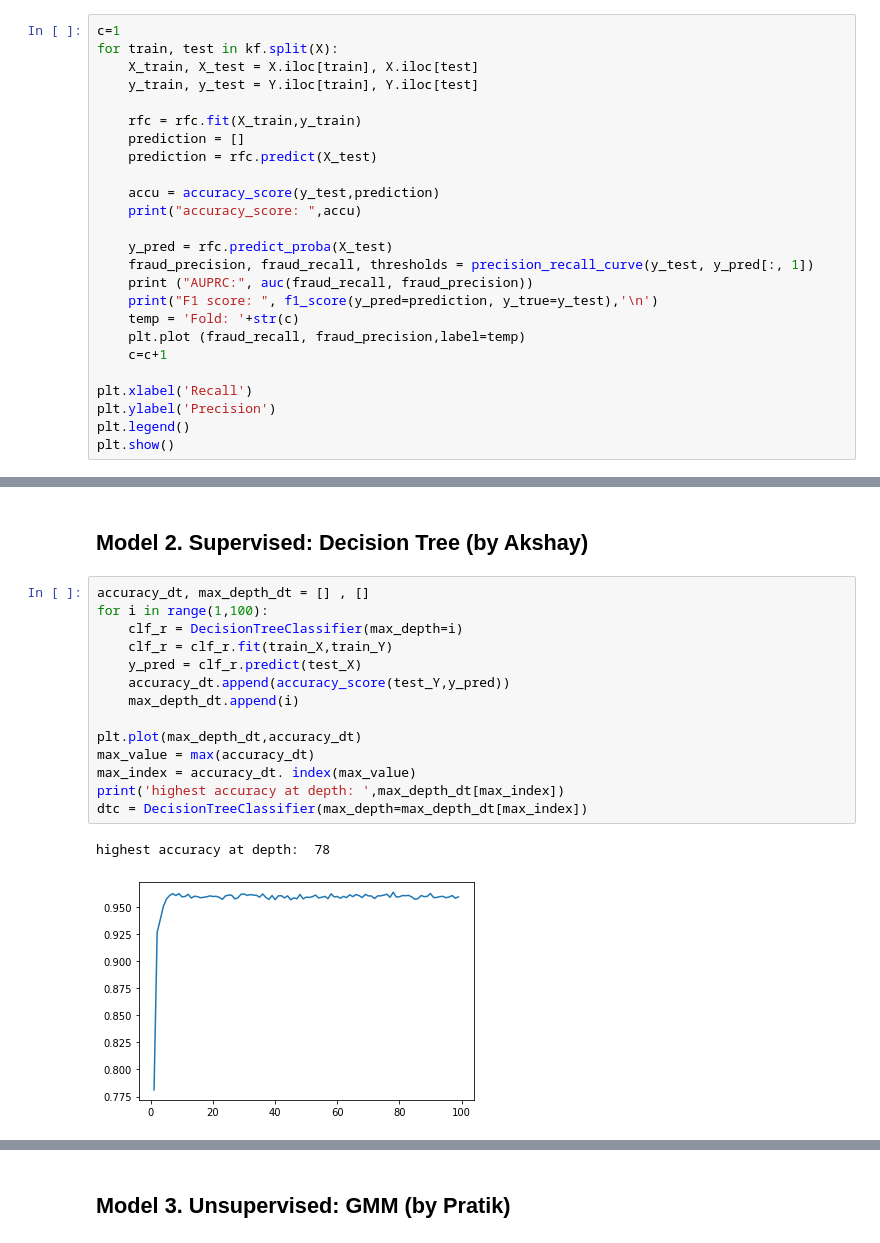
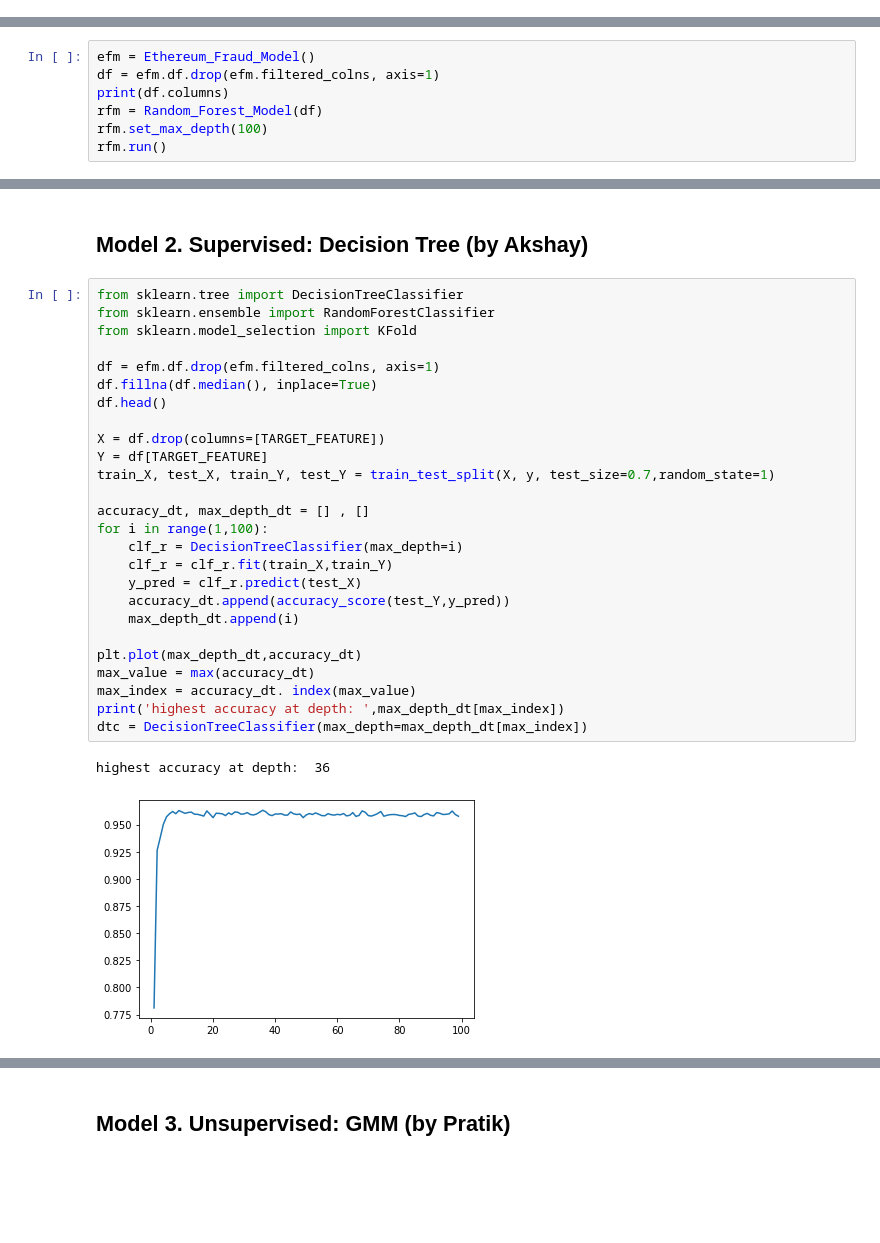
Before and after one commit to kennylee9672/EthereumFraudDetection, a Jupyter notebook: EthereumFraudModeling.ipynb, the cells around one changed output, grey strips where cells are left out. Saved outputs shown, nothing was run; the diff lists cells and outputs as text; blank space fills up the shorter version.

```diff
--- a/EthereumFraudModeling.ipynb
+++ b/EthereumFraudModeling.ipynb
@@ -275,25 +359,0 @@ highest accuracy at depth:  97
-# %%
-c=1
-for train, test in kf.split(X):
-    X_train, X_test = X.iloc[train], X.iloc[test]
-    y_train, y_test = Y.iloc[train], Y.iloc[test]
-
-    rfc = rfc.fit(X_train,y_train)
-    prediction = []
-    prediction = rfc.predict(X_test)
-
-    accu = accuracy_score(y_test,prediction)
-    print("accuracy_score: ",accu)
-
-    y_pred = rfc.predict_proba(X_test)
-    fraud_precision, fraud_recall, thresholds = precision_recall_curve(y_test, y_pred[:, 1])
-    print ("AUPRC:", auc(fraud_recall, fraud_precision))
-    print("F1 score: ", f1_score(y_pred=prediction, y_true=y_test),'\n')
-    temp = 'Fold: '+str(c)
-    plt.plot (fraud_recall, fraud_precision,label=temp)
-    c=c+1
-
-plt.xlabel('Recall')
-plt.ylabel('Precision')
-plt.legend()
-plt.show()
@@ -320,0 +360,7 @@ F1 score:  0.872852233676976
+# %%
+efm = Ethereum_Fraud_Model()
+df = efm.df.drop(efm.filtered_colns, axis=1)
+print(df.columns)
+rfm = Random_Forest_Model(df)
+rfm.set_max_depth(100)
+rfm.run()
@@ -321,20 +386,32 @@ F1 score:  0.872852233676976
 # %% [markdown]
 ## Model 2. Supervised: Decision Tree (by Akshay)
 # %%
+from sklearn.tree import DecisionTreeClassifier
+from sklearn.ensemble import RandomForestClassifier
+from sklearn.model_selection import KFold
+
+df = efm.df.drop(efm.filtered_colns, axis=1)
+df.fillna(df.median(), inplace=True)
+df.head()
+
+X = df.drop(columns=[TARGET_FEATURE])
+Y = df[TARGET_FEATURE]
+train_X, test_X, train_Y, test_Y = train_test_split(X, y, test_size=0.7,random_state=1)
+
 accuracy_dt, max_depth_dt = [] , []
 for i in range(1,100):
     clf_r = DecisionTreeClassifier(max_depth=i)
     clf_r = clf_r.fit(train_X,train_Y)
     y_pred = clf_r.predict(test_X)
     accuracy_dt.append(accuracy_score(test_Y,y_pred))
     max_depth_dt.append(i)
 
 plt.plot(max_depth_dt,accuracy_dt)
 max_value = max(accuracy_dt)
 max_index = accuracy_dt. index(max_value)
 print('highest accuracy at depth: ',max_depth_dt[max_index])
 dtc = DecisionTreeClassifier(max_depth=max_depth_dt[max_index])
 # %% [output]
-highest accuracy at depth:  78
+highest accuracy at depth:  36
-[figure, old version]
+[figure, new version]
 # %%
```
Also changed, not shown: parts of 16 cells of this notebook, 2 other files.
